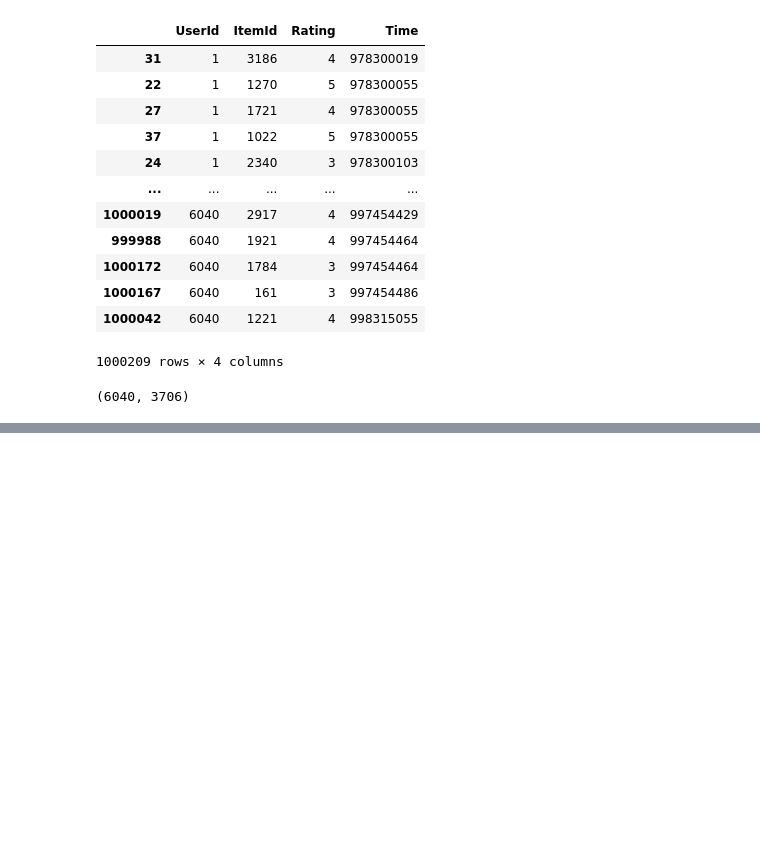
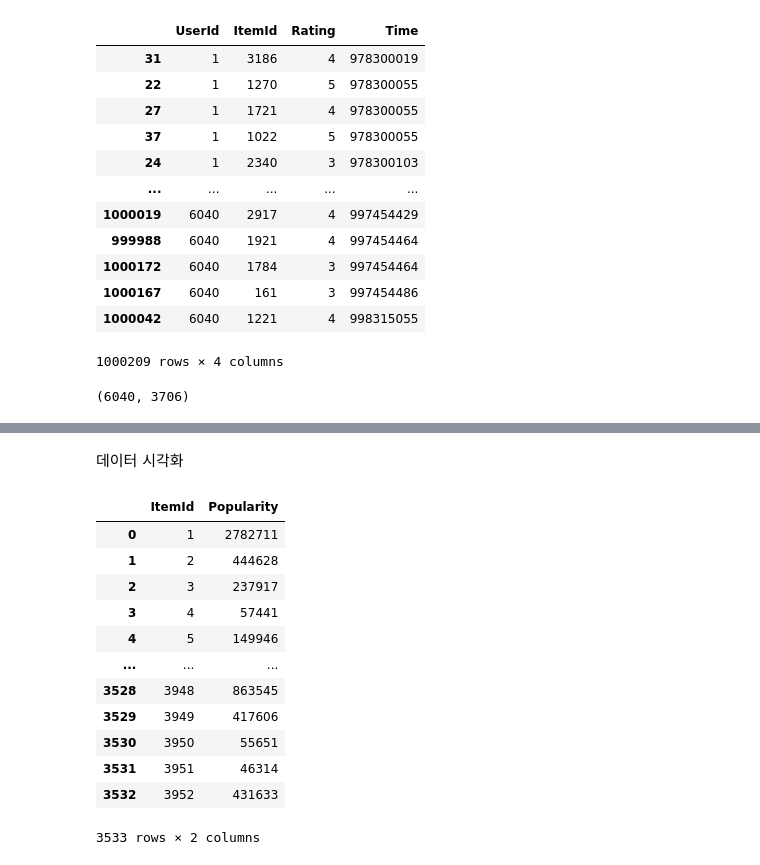
Before and after one commit to Zion-J-Park/aiffel, a Jupyter notebook: aiffel/[E17]Movielens_SBR.ipynb, the cells around one changed output, grey strips where cells are left out. Drawn from its saved outputs; the diff is of its cells as text; code cells hidden in the pictures; blank space fills up the shorter version.

```diff
--- a/aiffel/[E17]Movielens_SBR.ipynb
+++ b/aiffel/[E17]Movielens_SBR.ipynb
@@ -152,0 +105,24 @@ test['Time'].min(), test['Time'].max()
+# %% [markdown]
+데이터 시각화
+# %%
+
+temp = data.groupby(['ItemId'], as_index=False)['Popularity'].sum()
+temp
+# length_percent_cumsum = length_count.cumsum() / length_count.sum()
+# length_percent_cumsum_999 = length_percent_cumsum[length_percent_cumsum < 0.999]
+
+# length_percent_cumsum_999
+# %% [output]
+|  | ItemId | Popularity |
+| 0 | 1 | 2782711 |
+| 1 | 2 | 444628 |
+| 2 | 3 | 237917 |
+| 3 | 4 | 57441 |
+| 4 | 5 | 149946 |
+| ... | ... | ... |
+| 3528 | 3948 | 863545 |
+| 3529 | 3949 | 417606 |
+| 3530 | 3950 | 55651 |
+| 3531 | 3951 | 46314 |
+| 3532 | 3952 | 431633 |
+3533 rows × 2 columns
```
Also changed, not shown: parts of 28 cells of this notebook.
